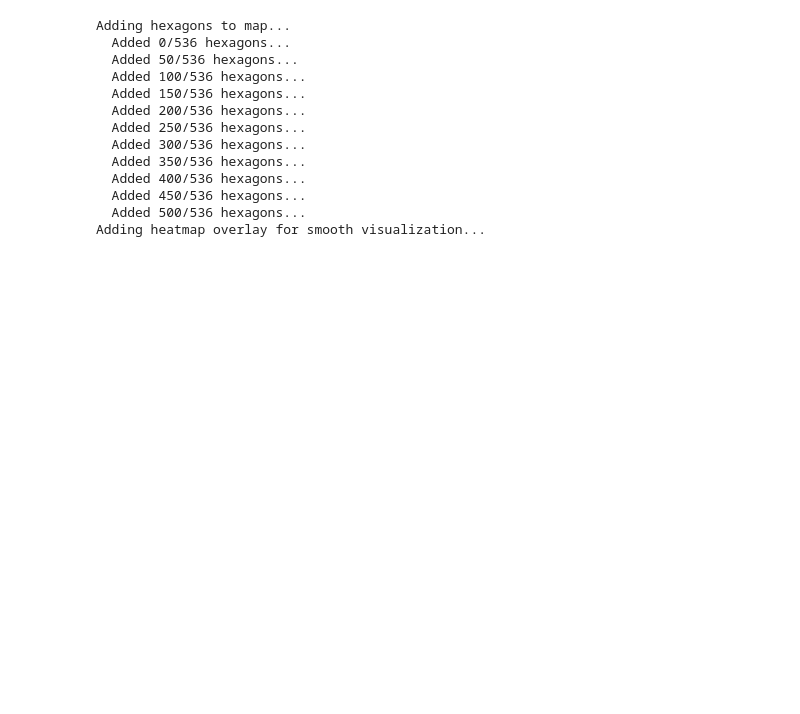
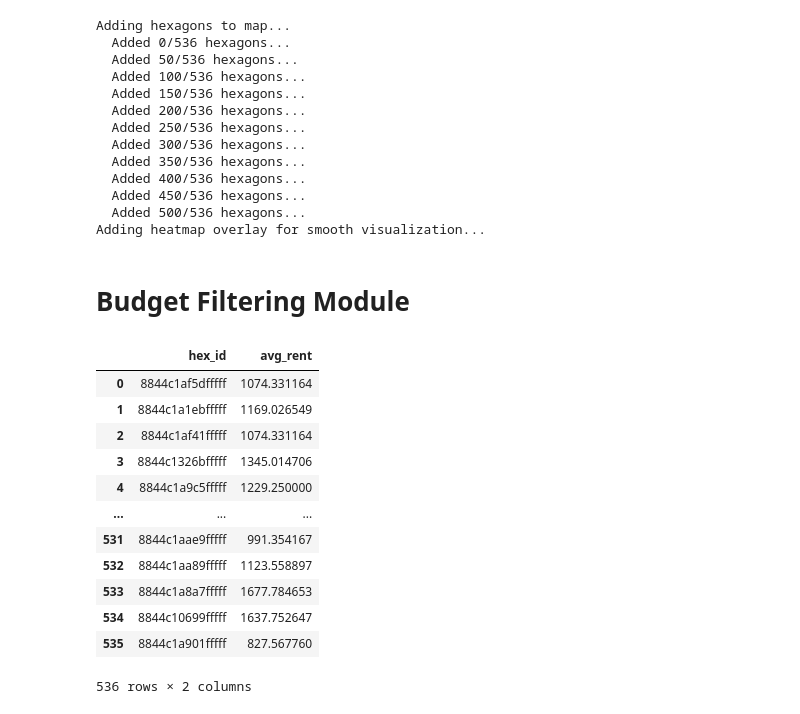
Before and after one commit to utkarsh-mhw/WhyHere, a Jupyter notebook: analysis.ipynb, the cells around one changed output. Saved outputs shown, nothing was run; the diff lists cells and outputs as text; code cells hidden in the pictures; blank space fills up the shorter version.

Commit message:
added rent imputing module

```diff
--- a/analysis.ipynb
+++ b/analysis.ipynb
@@ -387,3 +394,23 @@ Adding hexagons to map...
   Added 450/536 hexagons...
   Added 500/536 hexagons...
 Adding heatmap overlay for smooth visualization...
+# %% [markdown]
+# Budget Filtering Module
+# %%
+df_budget = load_budget_data("Rent_atlanta")
+df_budget_hex = convert_rent_data_to_h3(df_budget)
+df_out = get_nearest_rent(df_budget_hex, hexagons, K=1)
+# %% [output]
+|  | hex_id | avg_rent |
+| 0 | 8844c1af5dfffff | 1074.331164 |
+| 1 | 8844c1a1ebfffff | 1169.026549 |
+| 2 | 8844c1af41fffff | 1074.331164 |
+| 3 | 8844c1326bfffff | 1345.014706 |
+| 4 | 8844c1a9c5fffff | 1229.250000 |
+| ... | ... | ... |
+| 531 | 8844c1aae9fffff | 991.354167 |
+| 532 | 8844c1aa89fffff | 1123.558897 |
+| 533 | 8844c1a8a7fffff | 1677.784653 |
+| 534 | 8844c10699fffff | 1637.752647 |
+| 535 | 8844c1a901fffff | 827.567760 |
+536 rows × 2 columns
```
Also changed, not shown: parts of 7 cells of this notebook, 2 other files.
